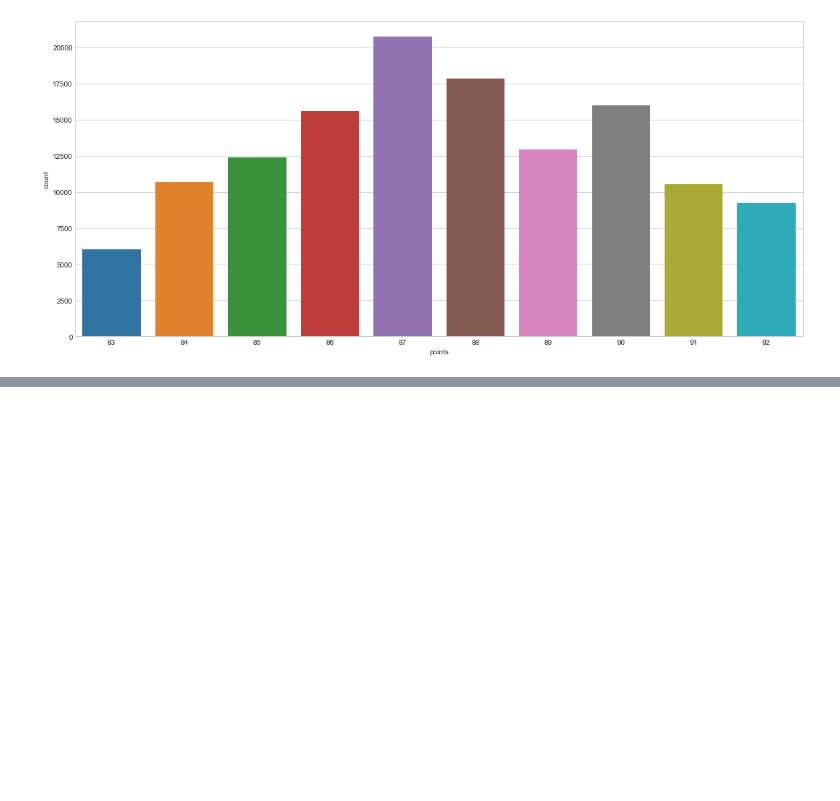
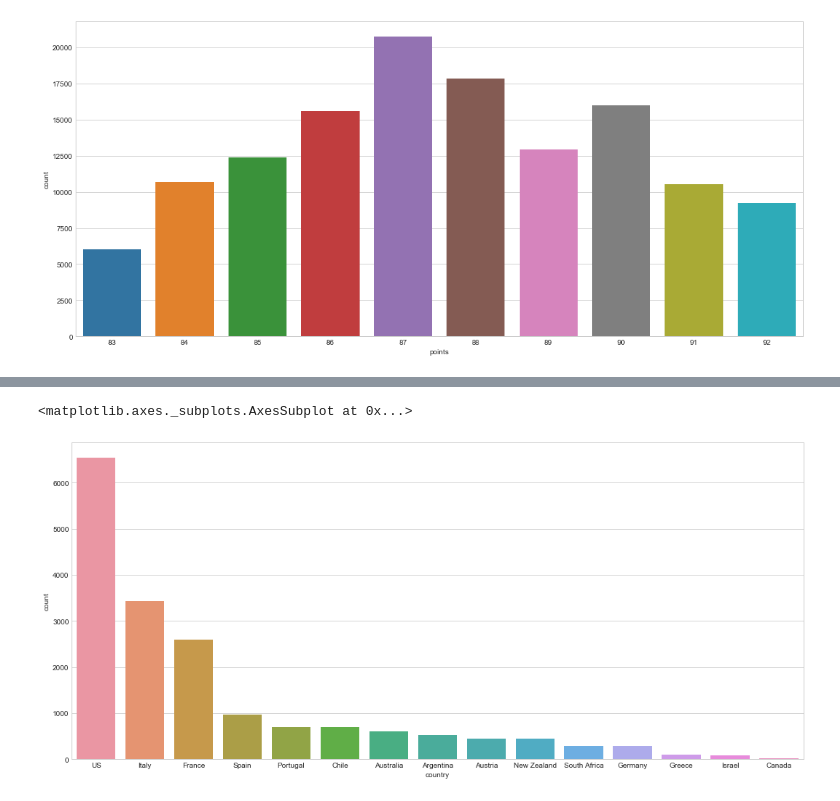
Before and after one commit to MritunjayMohitesh/wine_reviews_EDA, a Jupyter notebook: Winery-EDA.ipynb, the cells around one changed output, grey strips where cells are left out. Cells and saved outputs as stored; diff of their text form; code cells hidden in the pictures; blank space fills up the shorter version.

```diff
--- a/Winery-EDA.ipynb
+++ b/Winery-EDA.ipynb
@@ -189,0 +232,8 @@ sns.barplot(x=point_count.index[:10],y='count',data=point_count.head(10))
+# %%
+view_88 = view[['country','count']][view['points']==88].sort_values('count',ascending=False)
+# %%
+plt.figure(figsize=(18,8))
+sns.barplot('country','count',data=view_88.head(15))
+# %% [output]
+<matplotlib.axes._subplots.AxesSubplot at 0x...>
+[figure, added]
```
Also changed, not shown: parts of 26 cells of this notebook.
